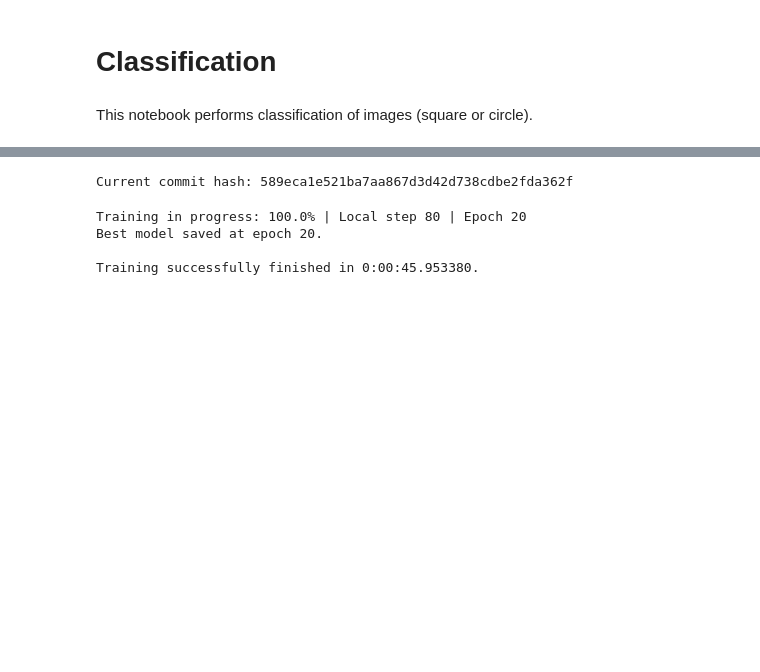
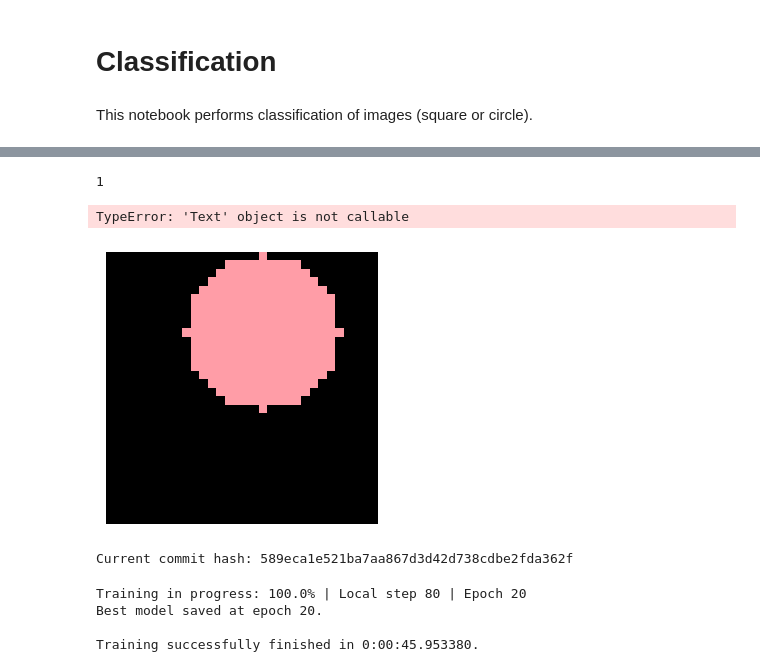
Before and after one commit to 15bonte/cnn_framework, a Jupyter notebook: tutorials/classification.ipynb, the cells around one changed output, grey strips where cells are left out. Cells and saved outputs as stored; diff of their text form; code cells hidden in the pictures; blank space fills up the shorter version.

```diff
--- a/tutorials/classification.ipynb
+++ b/tutorials/classification.ipynb
@@ -52,4 +46,28 @@ test has 12 images for class 0, 8 images for class 1, total 20 images
 ###################
+# %%
+fig = plt.figure(figsize=(12, 12))
+
+img_index, break_loop = 1, False
+for dl_element in train_dl:
+    if break_loop:
+        break
+    for single_dl_element in dl_element:
+        if img_index > 9:
+            break_loop = True
+        if break_loop:
+            break
+        numpy_input = single_dl_element.input.detach().cpu().numpy()
+        ax = fig.add_subplot(3, 3, img_index)
+        ax.imshow(numpy_input)
+        ax.axis('off')
+        ax.set_title(f"Class {torch.argmax(single_dl_element.target).item()}")
+        img_index+=1
+
+plt.show()
+# %% [output]
+1
+TypeError: 'Text' object is not callable
+[figure, added]
 # %%
 model = DummyCnn(
     nb_classes=params.nb_classes,
```
Also changed, not shown: parts of 3 cells of this notebook.
